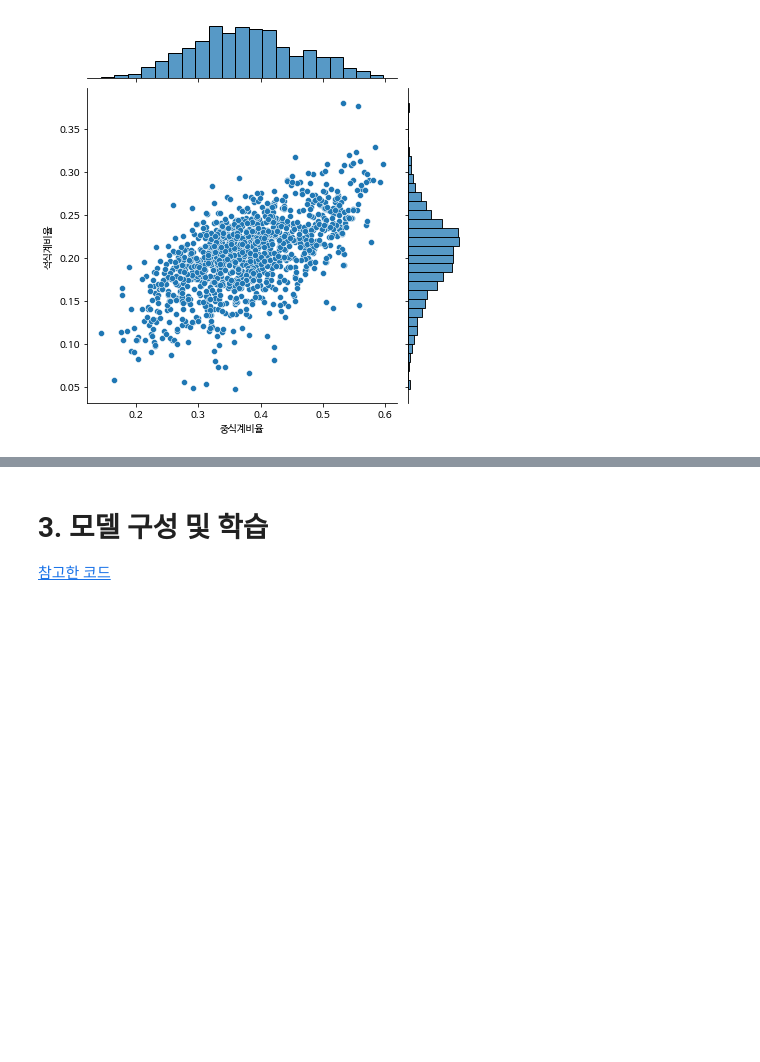
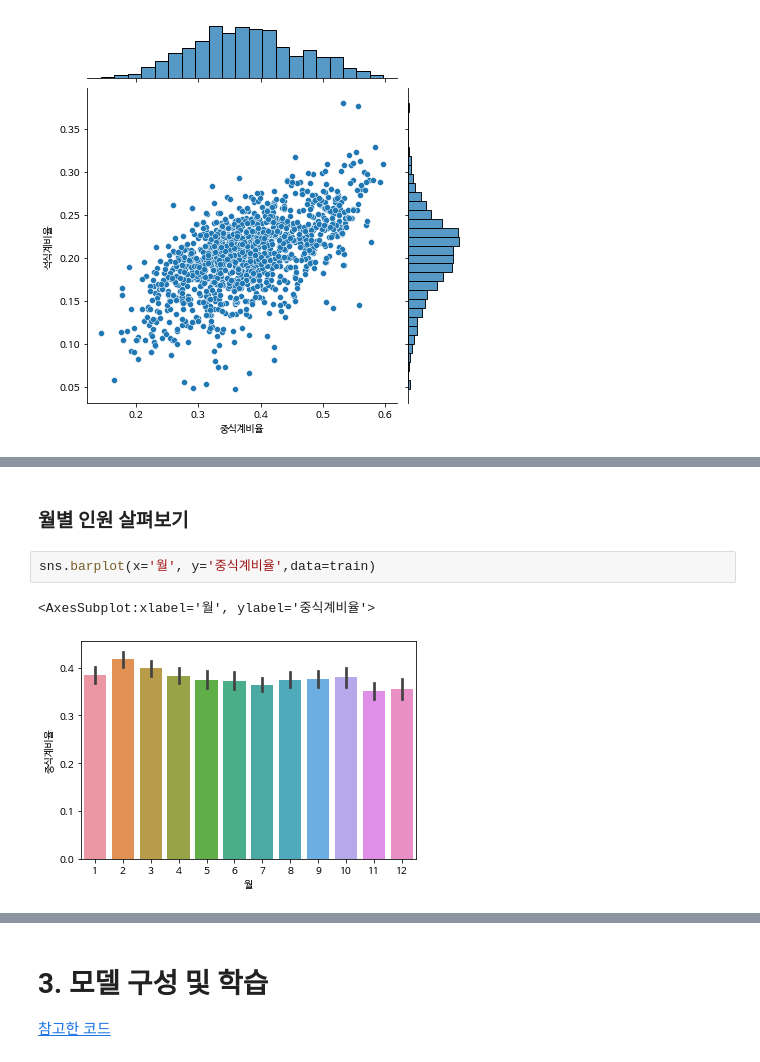
Before and after one commit to AIFFEL-GN-2nd/DuSiDataTeamGunaesigdang, a Jupyter notebook: week2/윤세휘/구내식당 인원 예측.ipynb, the cells around one changed output, grey strips where cells are left out. Cells and saved outputs as stored; diff of their text form; blank space fills up the shorter version.

```diff
--- a/week2/윤세휘/구내식당 인원 예측.ipynb
+++ b/week2/윤세휘/구내식당 인원 예측.ipynb
@@ -428,0 +439,7 @@ sns.jointplot(x='중식계비율', y='석식계비율', data=train)
+# %% [markdown]
+### 월별 인원 살펴보기
+# %%
+sns.barplot(x='월', y='중식계비율',data=train)
+# %% [output]
+<AxesSubplot:xlabel='월', ylabel='중식계비율'>
+[figure, added]
```
Also changed, not shown: parts of 7 cells of this notebook.
